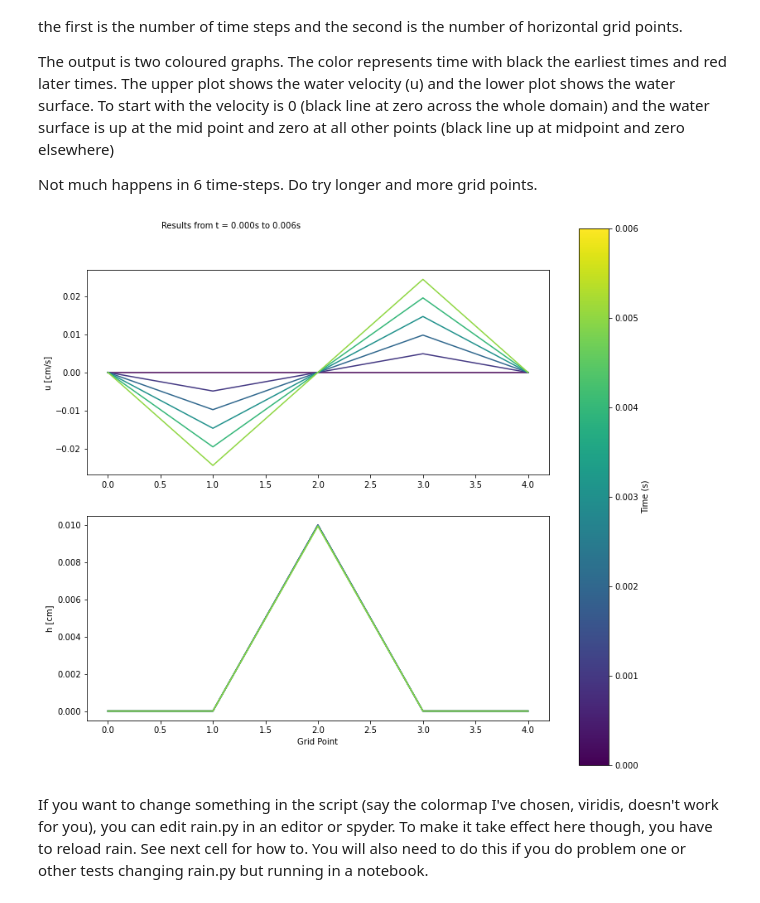
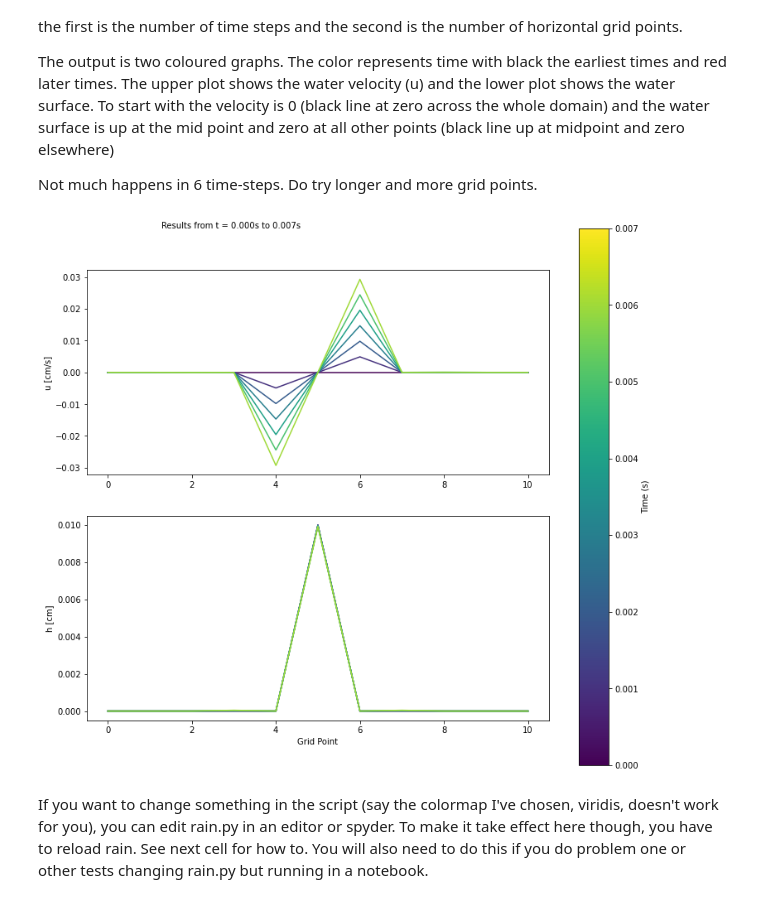
Before and after one commit to CaraBGJames/numeric_2022, a Jupyter notebook: notebooks/lab7/sean-lab7.ipynb, the cells around one changed output. Cells and saved outputs as stored; diff of their text form; code cells hidden in the pictures.

```diff
--- a/notebooks/lab7/sean-lab7.ipynb
+++ b/notebooks/lab7/sean-lab7.ipynb
@@ -392,9 +384,9 @@ line up at midpoint and zero elsewhere)
 
 Not much happens in 6 time-steps.  Do try longer and more grid points.
 # %%
-rain.rain([6, 5])
+rain.rain([7, 11])
 # %% [output]
-[figure, old version]
+[figure, new version]
 # %% [markdown]
 If you want to change something in the script (say the colormap I've chosen, viridis, doesn't work for you), you can edit rain.py in an editor or spyder.  To make it take effect here though, you have to reload rain.  See next cell for how to.  You will also need to do this if you do problem one or other tests changing rain.py but running in a notebook.
 # %%
```
Also changed, not shown: parts of 2 cells of this notebook, 3 other files.
